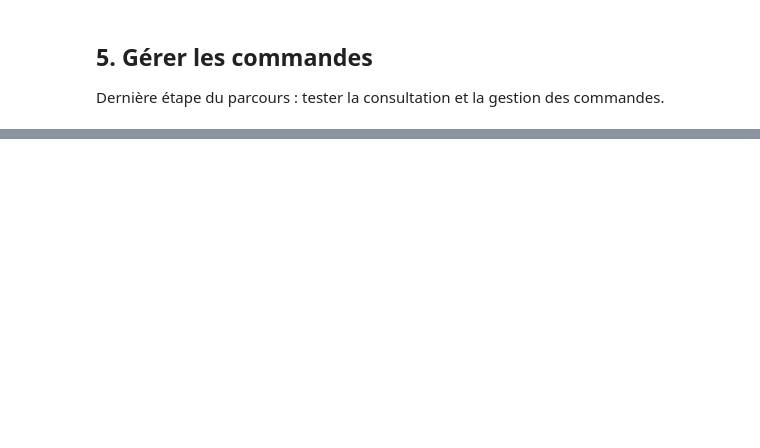
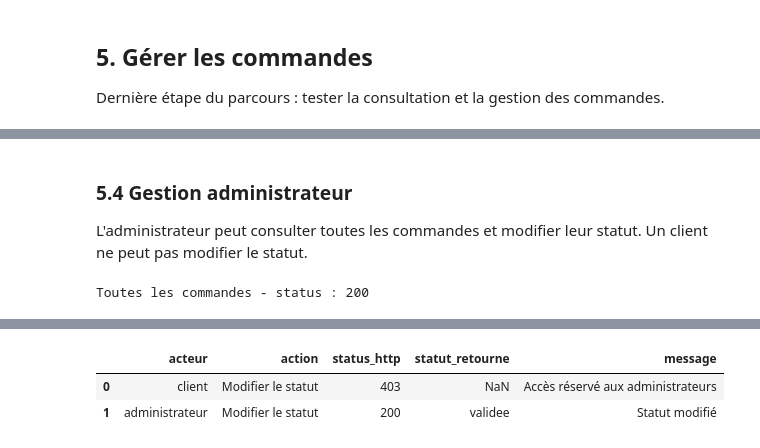
Before and after one commit to Kevin-Le-Grand/flask_e_market, a Jupyter notebook: test.ipynb, the cells around one changed output, grey strips where cells are left out. Saved outputs shown, nothing was run; the diff lists cells and outputs as text; code cells hidden in the pictures; blank space fills up the shorter version.

```diff
--- a/test.ipynb
+++ b/test.ipynb
@@ -399,0 +404,19 @@ Dernière étape du parcours : tester la consultation et la gestion des commande
+# %%
+ORDERS_URL = "http://localhost:5000/api/commandes"
+
+status, catalogue = get_products(admin_token)
+if status == 200 and catalogue:
+    produits_disponibles = [
+        produit for produit in catalogue
+        if produit["quantite_stock"] > 0
+    ]
+    produit_commande = produits_disponibles[0]
+    produit_id = produit_commande["id"]
+    stock_initial = produit_commande["quantite_stock"]
+    quantite_commandee = 1
+
+    print("Produit sélectionné :", produit_commande["nom"])
+    print("Stock avant commande :", stock_initial)
+    print("Produit ID :", produit_id)
+else:
+    print("Impossible de récupérer un produit disponible :", status, catalogue)
@@ -399,0 +536,44 @@ Dernière étape du parcours : tester la consultation et la gestion des commande
+# %% [markdown]
+### 5.4 Gestion administrateur
+
+L'administrateur peut consulter toutes les commandes et modifier leur statut. Un client ne peut pas modifier le statut.
+# %%
+if "commande_id" in globals():
+    response = requests.get(ORDERS_URL, headers=admin_headers)
+    toutes_les_commandes = response.json().get("orders", [])
+    print("Toutes les commandes - status :", response.status_code)
+    display(pd.DataFrame(toutes_les_commandes))
+
+    resultats_statut = []
+
+    response = requests.patch(
+        f"{ORDERS_URL}/{commande_id}",
+        json={"statut": "validée"},
+        headers=client_headers,
+    )
+    resultats_statut.append({
+        "acteur": "client",
+        "action": "Modifier le statut",
+        "status_http": response.status_code,
+        "statut_retourne": response.json().get("statut"),
+        "message": response.json().get("error", "Accès refusé"),
+    })
+
+    response = requests.patch(
+        f"{ORDERS_URL}/{commande_id}",
+        json={"statut": "validée"},
+        headers=admin_headers,
+    )
+    resultats_statut.append({
+        "acteur": "administrateur",
+        "action": "Modifier le statut",
+        "status_http": response.status_code,
+        "statut_retourne": response.json().get("statut"),
+        "message": response.json().get("error", "Statut modifié"),
+    })
+
+    display(pd.DataFrame(resultats_statut))
+else:
+    print("Aucune commande disponible pour la gestion administrateur.")
+# %% [output]
+Toutes les commandes - status : 200
@@ -399,0 +582,3 @@ Dernière étape du parcours : tester la consultation et la gestion des commande
+|  | acteur | action | status_http | statut_retourne | message |
+| 0 | client | Modifier le statut | 403 | NaN | Accès réservé aux administrateurs |
+| 1 | administrateur | Modifier le statut | 200 | validee | Statut modifié |
```
Also changed, not shown: parts of 16 cells of this notebook, 2 other files.
